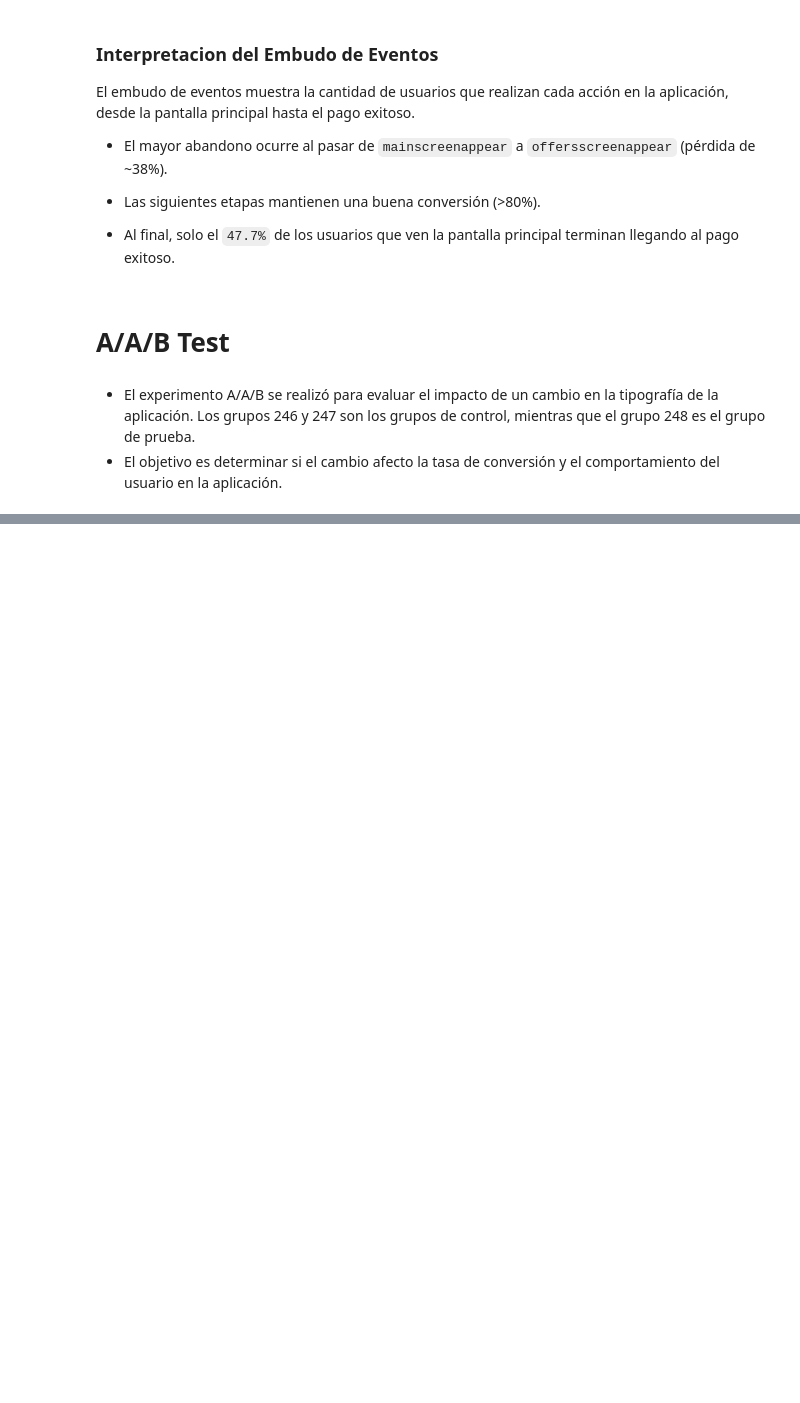
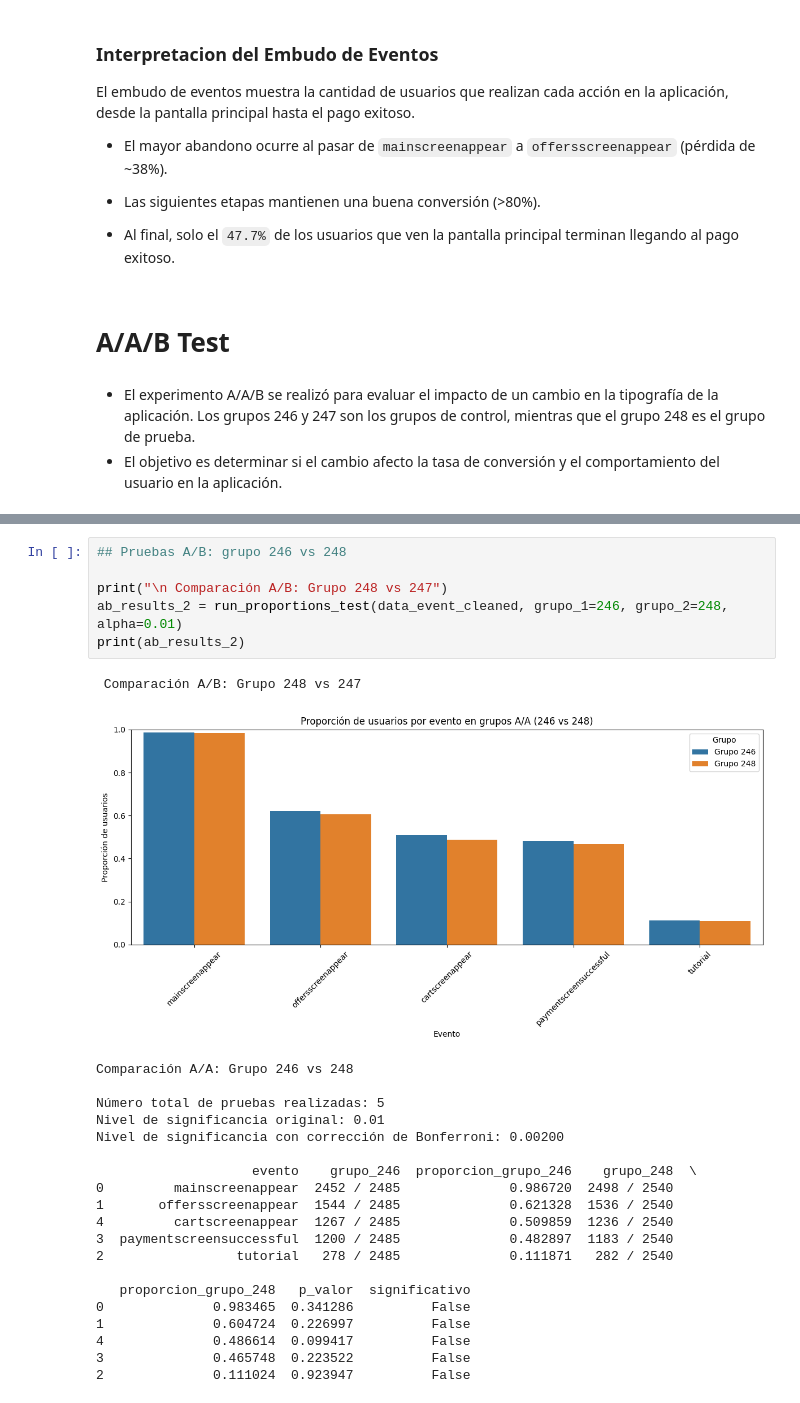
Before and after one commit to DavidRC-Ing/Project-Decisions-A-A-B, a Jupyter notebook: Project_Decisons_AAb_test.ipynb, the cells around one changed output, grey strips where cells are left out. Drawn from its saved outputs; the diff is of its cells as text; blank space fills up the shorter version.

```diff
--- a/Project_Decisons_AAb_test.ipynb
+++ b/Project_Decisons_AAb_test.ipynb
@@ -516,0 +679,28 @@ El embudo de eventos muestra la cantidad de usuarios que realizan cada acción e
+# %%
+## Pruebas A/B: grupo 246 vs 248
+
+print("\n Comparación A/B: Grupo 248 vs 247")
+ab_results_2 = run_proportions_test(data_event_cleaned, grupo_1=246, grupo_2=248, alpha=0.01)
+print(ab_results_2)
+# %% [output]
+ Comparación A/B: Grupo 248 vs 247
+[figure, added]
+Comparación A/A: Grupo 246 vs 248
+
+Número total de pruebas realizadas: 5
+Nivel de significancia original: 0.01
+Nivel de significancia con corrección de Bonferroni: 0.00200
+
+                    evento    grupo_246  proporcion_grupo_246    grupo_248  \
+0         mainscreenappear  2452 / 2485              0.986720  2498 / 2540
+1       offersscreenappear  1544 / 2485              0.621328  1536 / 2540
+4         cartscreenappear  1267 / 2485              0.509859  1236 / 2540
+3  paymentscreensuccessful  1200 / 2485              0.482897  1183 / 2540
+2                 tutorial   278 / 2485              0.111871   282 / 2540
+
+   proporcion_grupo_248   p_valor  significativo
+0              0.983465  0.341286          False
+1              0.604724  0.226997          False
+4              0.486614  0.099417          False
+3              0.465748  0.223522          False
+2              0.111024  0.923947          False
```
Also changed, not shown: parts of 13 cells of this notebook.
